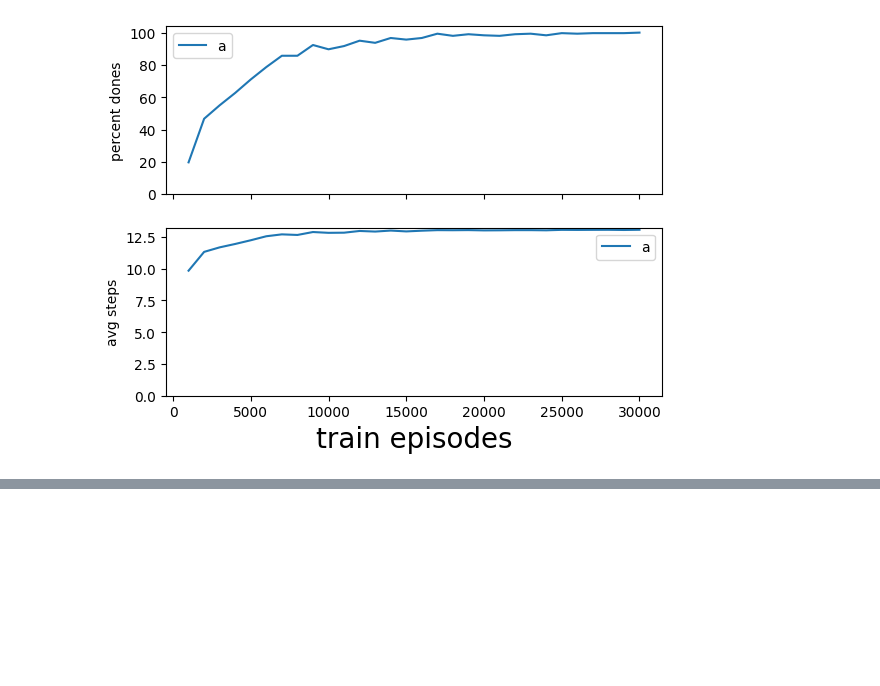
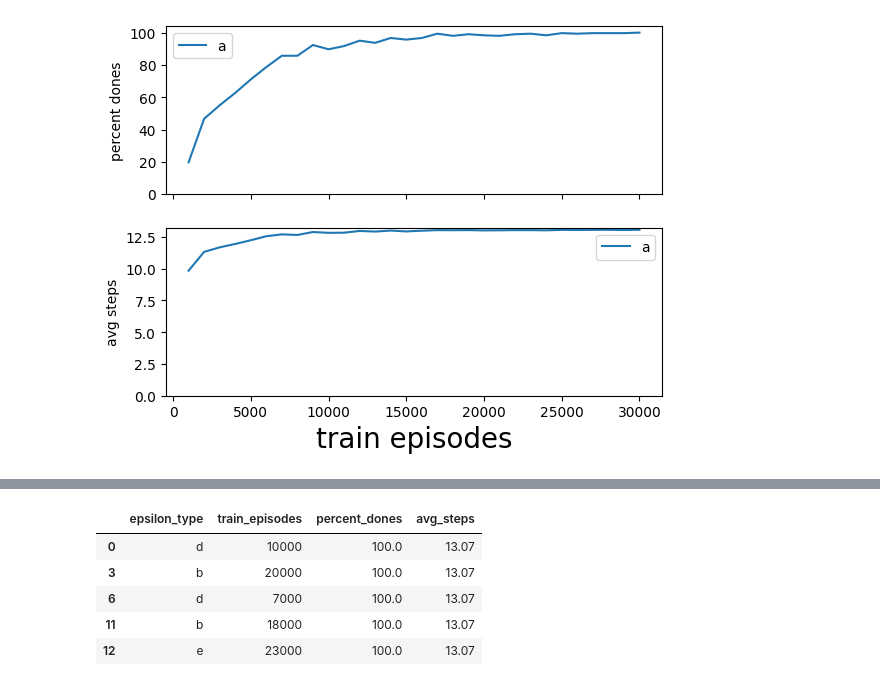
Before and after one commit to anselmobd/qrlstudy, a Jupyter notebook: eval.ipynb, the cells around one changed output, grey strips where cells are left out. Saved outputs shown, nothing was run; the diff lists cells and outputs as text; code cells hidden in the pictures; blank space fills up the shorter version.

```diff
--- a/eval.ipynb
+++ b/eval.ipynb
@@ -69,0 +125,10 @@ Text(0.5, 0, 'train episodes')
+# %%
+q100 = qeval[qeval['percent_dones']==100]
+q100.head()
+# %% [output]
+|  | epsilon_type | train_episodes | percent_dones | avg_steps |
+| 0 | d | 10000 | 100.0 | 13.07 |
+| 3 | b | 20000 | 100.0 | 13.07 |
+| 6 | d | 7000 | 100.0 | 13.07 |
+| 11 | b | 18000 | 100.0 | 13.07 |
+| 12 | e | 23000 | 100.0 | 13.07 |
```
Also changed, not shown: parts of 7 cells of this notebook.
